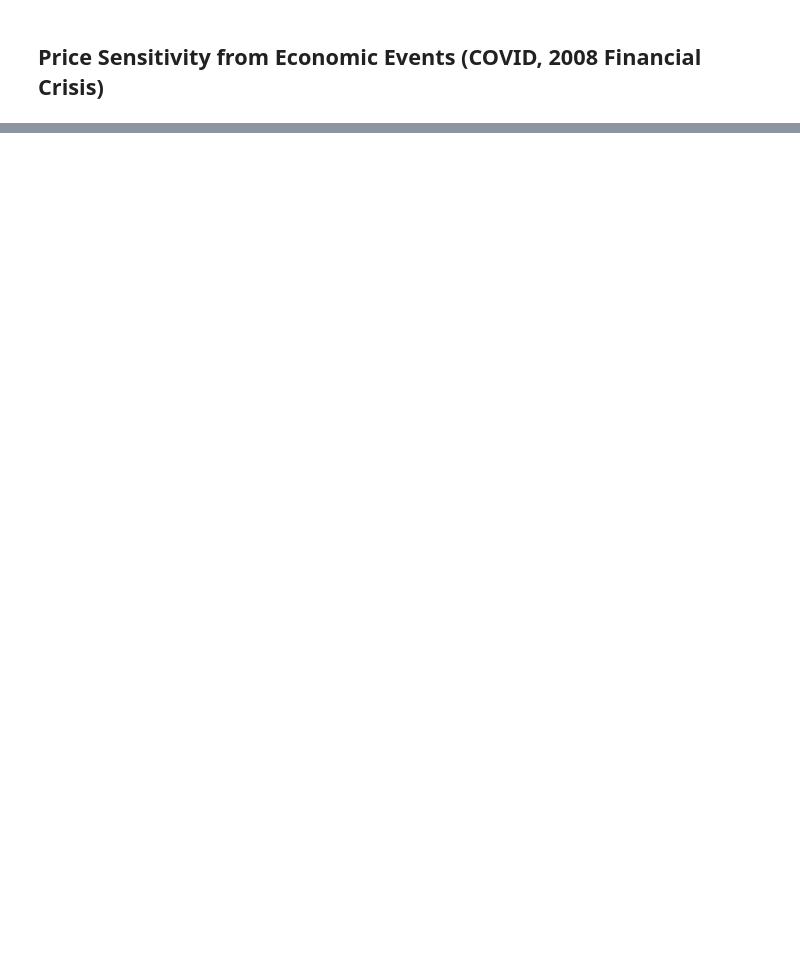
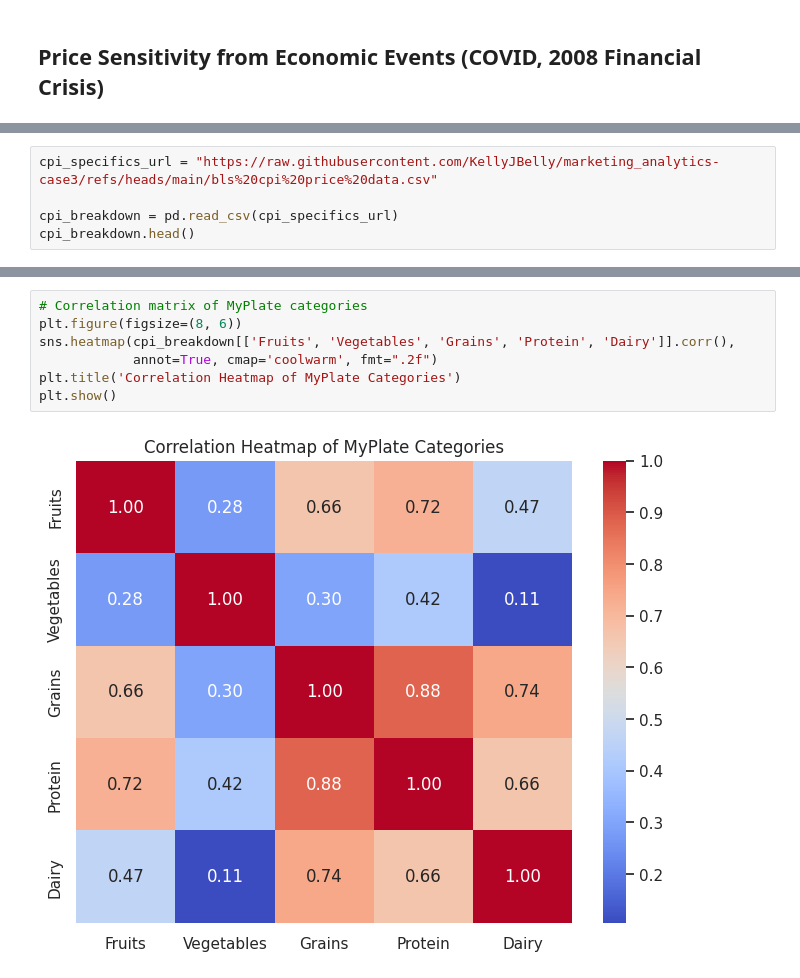
Before and after one commit to KellyJBelly/marketing_analytics-case3, a Jupyter notebook: MarketingAnalytics_CaseStudy3.ipynb, the cells around one changed output, grey strips where cells are left out. Drawn from its saved outputs; the diff is of its cells as text; blank space fills up the shorter version.

```diff
--- a/MarketingAnalytics_CaseStudy3.ipynb
+++ b/MarketingAnalytics_CaseStudy3.ipynb
@@ -291,0 +489,5 @@ plt.show()
+# %%
+cpi_specifics_url = "https://raw.githubusercontent.com/KellyJBelly/marketing_analytics-case3/refs/heads/main/bls%20cpi%20price%20data.csv"
+
+cpi_breakdown = pd.read_csv(cpi_specifics_url)
+cpi_breakdown.head()
@@ -291,0 +553,9 @@ plt.show()
+# %%
+# Correlation matrix of MyPlate categories
+plt.figure(figsize=(8, 6))
+sns.heatmap(cpi_breakdown[['Fruits', 'Vegetables', 'Grains', 'Protein', 'Dairy']].corr(),
+            annot=True, cmap='coolwarm', fmt=".2f")
+plt.title('Correlation Heatmap of MyPlate Categories')
+plt.show()
+# %% [output]
+[figure, added]
```
Also changed, not shown: parts of 33 cells of this notebook.
